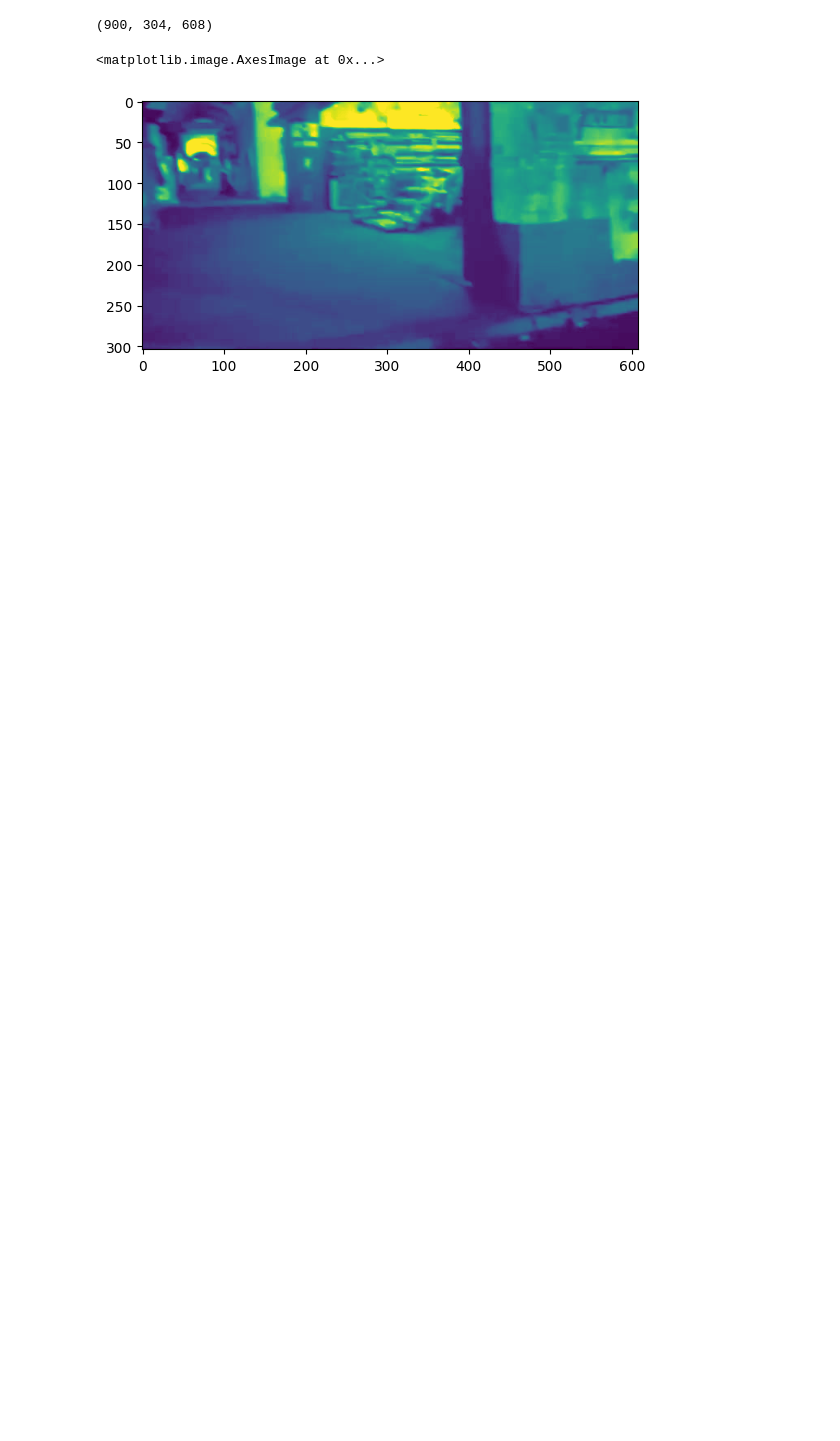
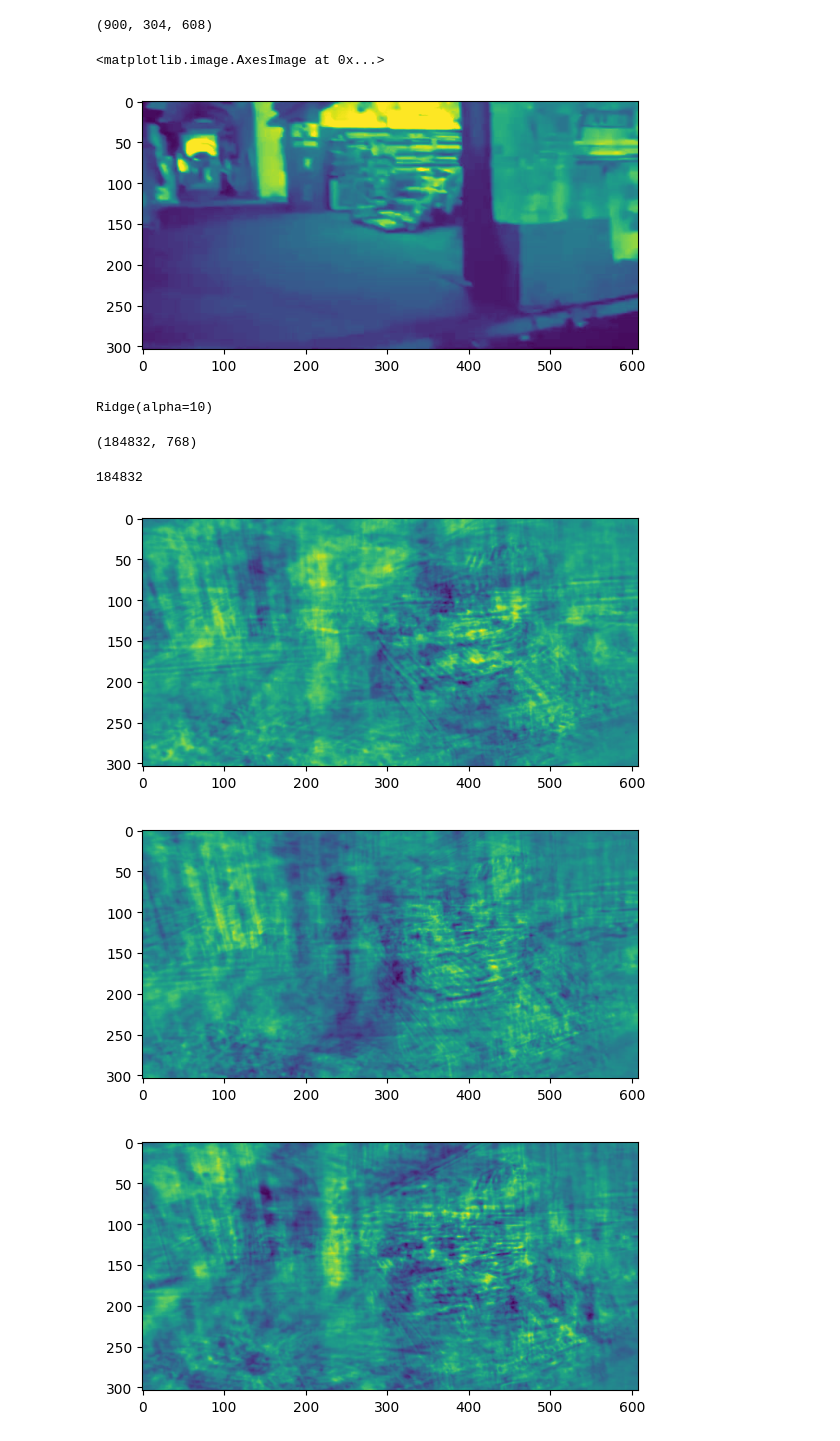
Before and after one commit to mariakesa/AbsoluteMadness, a Jupyter notebook: Fourier/try.ipynb, the cells around one changed output. Drawn from its saved outputs; the diff is of its cells as text; code cells hidden in the pictures; blank space fills up the shorter version.

```diff
--- a/Fourier/try.ipynb
+++ b/Fourier/try.ipynb
@@ -94,3 +94,33 @@ plt.imshow(targets[0])
 # %% [output]
 <matplotlib.image.AxesImage at 0x...>
 [figure]
+# %%
+targets=targets.reshape(900,-1)
+# %%
+from sklearn.linear_model import Ridge
+
+with open("/media/maria/DATA/BrainObservatoryProcessedData/openai_clip-vit-base-patch32_embeddings.pkl", 'rb') as f:
+    ts = pickle.load(f)['natural_movie_one']
+
+ridge=Ridge(10)
+
+ridge.fit(ts,targets)
+# %% [output]
+Ridge(alpha=10)
+# %%
+ridge.coef_.shape
+# %% [output]
+(184832, 768)
+# %%
+b 304*608
+# %% [output]
+184832
+# %%
+rc=ridge.coef_
+for i in range(0,10):
+    plt.imshow(rc[:,i].reshape(304,608))
+    plt.show()
+# %% [output]
+[figure, added]
+[figure, added]
+[figure, added]
```
Also changed, not shown: parts of 1 cell of this notebook.
